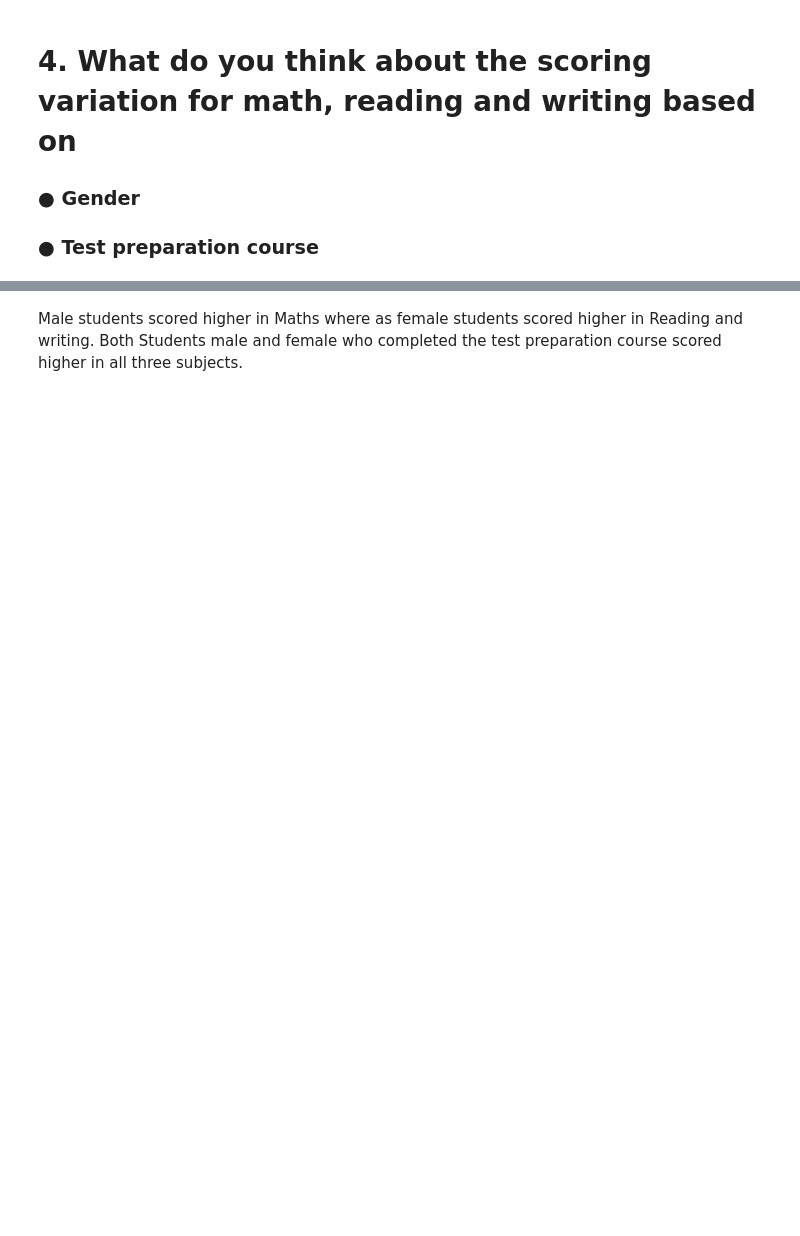
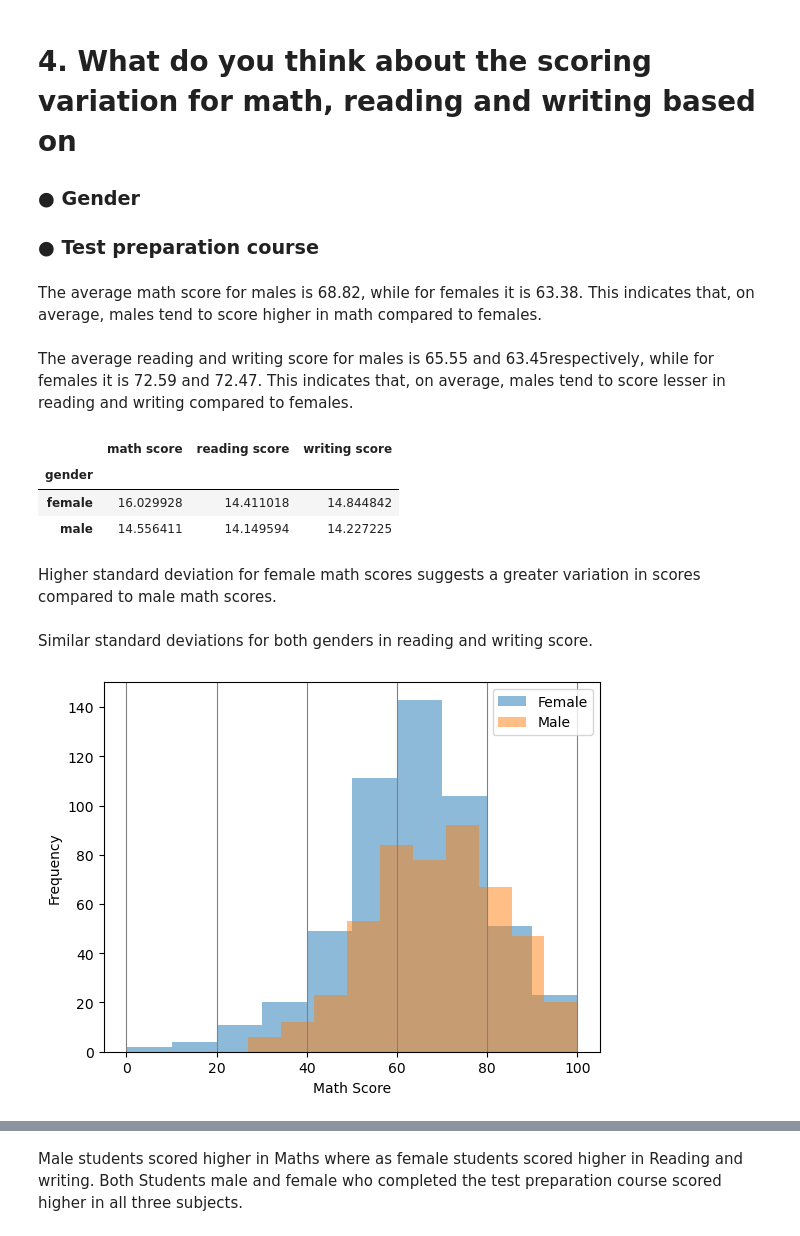
Before and after one commit to rahanaks/ICT_DSA_ASSIGNMENT_3, a Jupyter notebook: ASSIGNMENT 3.ipynb, the cells around one changed output, grey strips where cells are left out. Drawn from its saved outputs; the diff is of its cells as text; code cells hidden in the pictures; blank space fills up the shorter version.

```diff
--- a/ASSIGNMENT 3.ipynb
+++ b/ASSIGNMENT 3.ipynb
@@ -203,3 +344,30 @@ plt.show()
 # 4. What do you think about the scoring variation for math, reading and writing based on
 ### ● Gender
 ### ● Test preparation course
+# %% [markdown]
+The average math score for males is 68.82, while for females it is 63.38.
+This indicates that, on average, males tend to score higher in math compared to females.
+# %% [markdown]
+The average reading and writing score for males is 65.55 and 63.45respectively, while for females it is 72.59 and 72.47.
+This indicates that, on average, males tend to score lesser in reading and writing compared to females.
+# %%
+data.groupby('gender')[['math score', 'reading score', 'writing score']].std()
+# %% [output]
+|  | math score | reading score | writing score |
+| gender |  |  |  |
+| female | 16.029928 | 14.411018 | 14.844842 |
+| male | 14.556411 | 14.149594 | 14.227225 |
+# %% [markdown]
+Higher standard deviation for female math scores suggests a greater variation in scores compared to male math scores.
+# %% [markdown]
+Similar standard deviations for both genders in reading and writing score.
+# %%
+plt.hist(data[data['gender'] == 'female']['math score'], bins=10, alpha=0.5, label='Female')
+plt.hist(data[data['gender'] == 'male']['math score'], bins=10, alpha=0.5, label='Male')
+plt.xlabel('Math Score')
+plt.ylabel('Frequency')
+plt.grid(color='gray', axis='x')
+plt.legend()
+plt.show()
+# %% [output]
+[figure, added]
```
Also changed, not shown: parts of 77 cells of this notebook.
